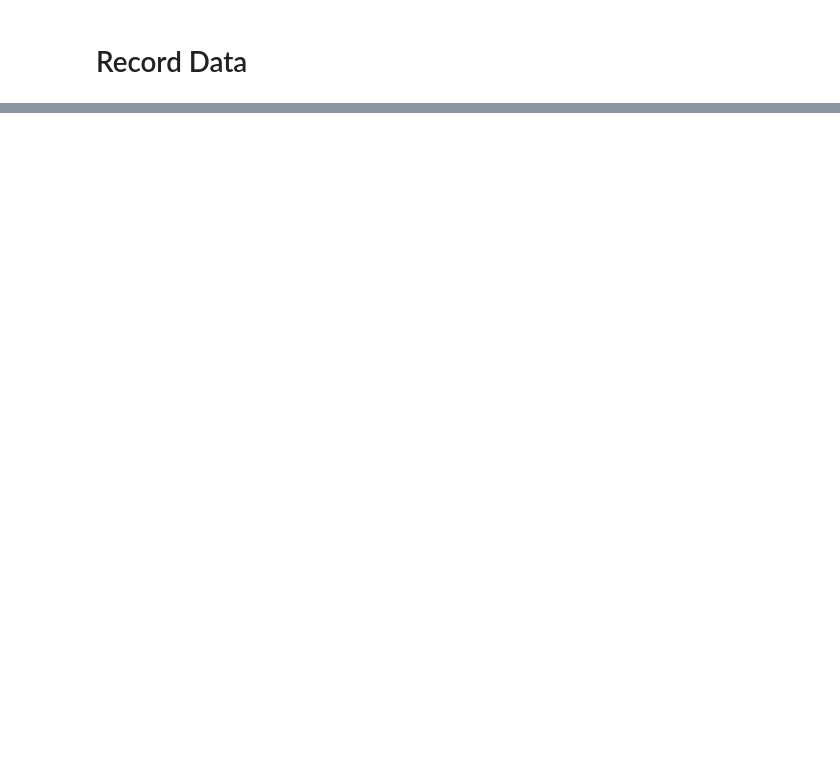
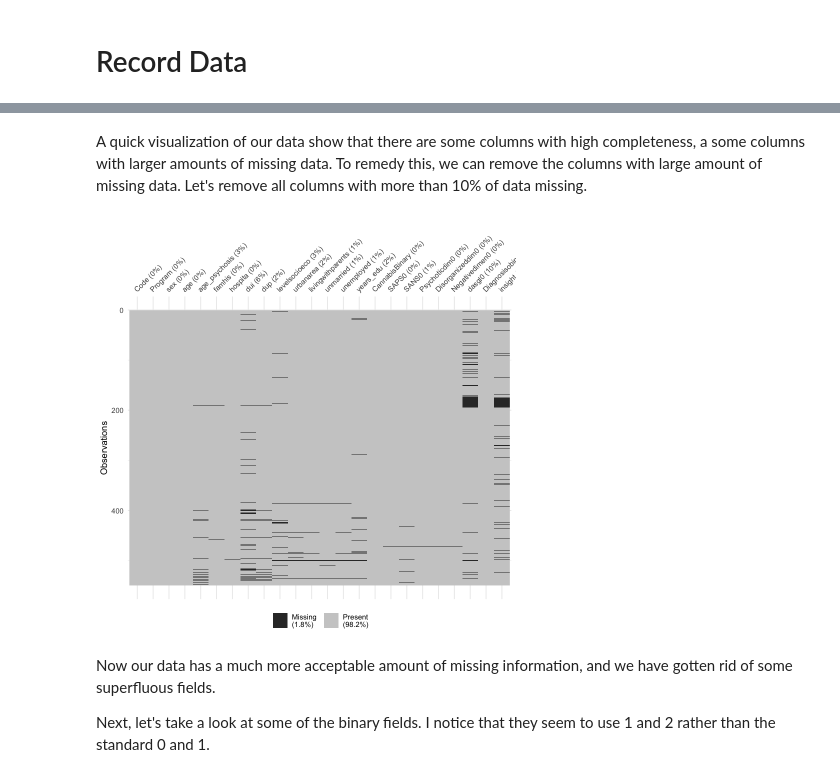
Before and after one commit to anly501/dsan-5000-project-mfgeary, a Jupyter notebook: dsan-website/5000-website/data-cleaning/data-cleaning.ipynb, the cells around one changed output, grey strips where cells are left out. Drawn from its saved outputs; the diff is of its cells as text; code cells hidden in the pictures; blank space fills up the shorter version.

```diff
--- a/dsan-website/5000-website/data-cleaning/data-cleaning.ipynb
+++ b/dsan-website/5000-website/data-cleaning/data-cleaning.ipynb
@@ -187,0 +266,16 @@ Now we have our text data from Wikipedia in a data frame with labels representin
+# %% [markdown]
+A quick visualization of our data show that there are some columns with high completeness, a some columns with larger amounts of missing data. To remedy this, we can remove the columns with large amount of missing data. Let's remove all columns with more than 10% of data missing.
+# %%
+s1 <- s1 %>%
+    select(where(~ sum(is.na(.)) < 55))
+
+s2 <- s2 %>%
+    select(where(~ sum(is.na(.)) < 48))
+
+s1 %>% vis_miss
+# %% [output]
+[figure, added]
+# %% [markdown]
+Now our data has a much more acceptable amount of missing information, and we have gotten rid of some superfluous fields.
+
+Next, let's take a look at some of the binary fields. I notice that they seem to use 1 and 2 rather than the standard 0 and 1.
```
Also changed, not shown: parts of 48 cells of this notebook, 36 other files.
